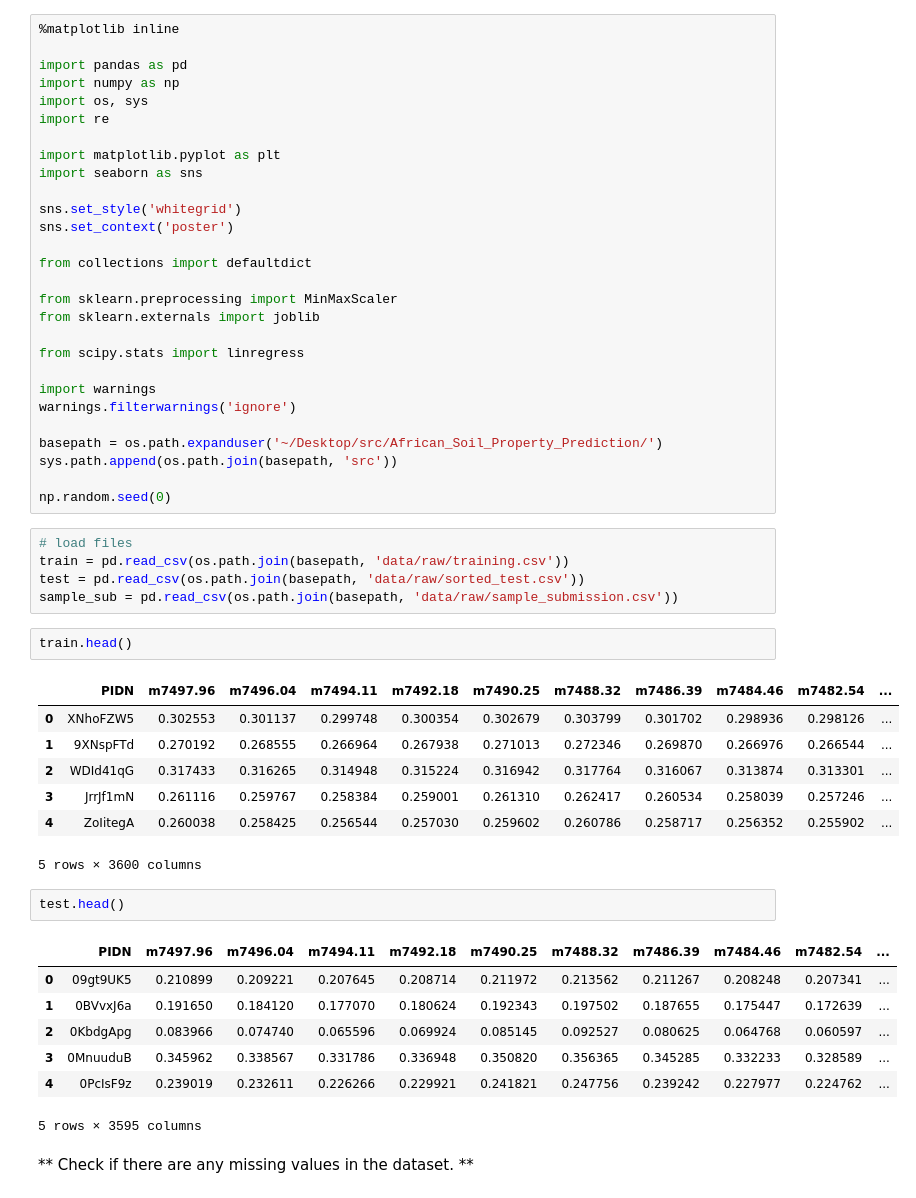
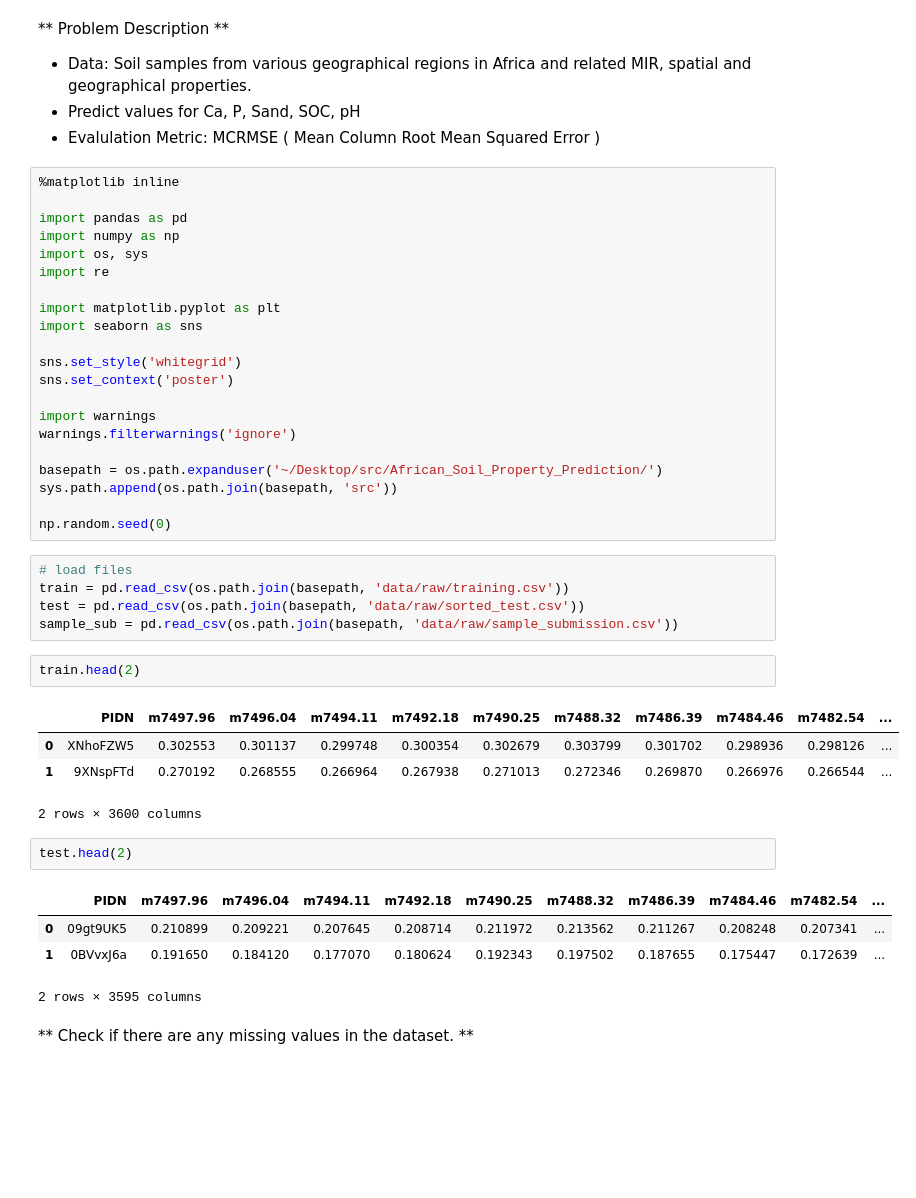
Before and after one commit to numb3r33/African-Soil-Prediction, a Jupyter notebook: notebooks/DataExploration.ipynb, the cells around one changed output. Saved outputs shown, nothing was run; the diff lists cells and outputs as text; blank space fills up the shorter version.

```diff
--- a/notebooks/DataExploration.ipynb
+++ b/notebooks/DataExploration.ipynb
@@ -1,3 +1,9 @@
+# %% [markdown]
+** Problem Description **
+
+* Data: Soil samples from various geographical regions in Africa and related MIR, spatial and geographical properties.
+* Predict values for Ca, P, Sand, SOC, pH
+* Evalulation Metric: MCRMSE ( Mean Column Root Mean Squared Error )
 # %%
 %matplotlib inline
 
@@ -12,13 +18,6 @@ import seaborn as sns
 sns.set_style('whitegrid')
 sns.set_context('poster')
 
-from collections import defaultdict
-
-from sklearn.preprocessing import MinMaxScaler
-from sklearn.externals import joblib
-
-from scipy.stats import linregress
-
 import warnings
 warnings.filterwarnings('ignore')
 
@@ -32,25 +31,19 @@ train = pd.read_csv(os.path.join(basepath, 'data/raw/training.csv'))
 test = pd.read_csv(os.path.join(basepath, 'data/raw/sorted_test.csv'))
 sample_sub = pd.read_csv(os.path.join(basepath, 'data/raw/sample_submission.csv'))
 # %%
-train.head()
+train.head(2)
 # %% [output]
 |  | PIDN | m7497.96 | m7496.04 | m7494.11 | m7492.18 | m7490.25 | m7488.32 | m7486.39 | m7484.46 | m7482.54 | ... |
 | 0 | XNhoFZW5 | 0.302553 | 0.301137 | 0.299748 | 0.300354 | 0.302679 | 0.303799 | 0.301702 | 0.298936 | 0.298126 | ... |
 | 1 | 9XNspFTd | 0.270192 | 0.268555 | 0.266964 | 0.267938 | 0.271013 | 0.272346 | 0.269870 | 0.266976 | 0.266544 | ... |
-| 2 | WDId41qG | 0.317433 | 0.316265 | 0.314948 | 0.315224 | 0.316942 | 0.317764 | 0.316067 | 0.313874 | 0.313301 | ... |
-| 3 | JrrJf1mN | 0.261116 | 0.259767 | 0.258384 | 0.259001 | 0.261310 | 0.262417 | 0.260534 | 0.258039 | 0.257246 | ... |
-| 4 | ZoIitegA | 0.260038 | 0.258425 | 0.256544 | 0.257030 | 0.259602 | 0.260786 | 0.258717 | 0.256352 | 0.255902 | ... |
-5 rows × 3600 columns
+2 rows × 3600 columns
 # %%
-test.head()
+test.head(2)
 # %% [output]
 |  | PIDN | m7497.96 | m7496.04 | m7494.11 | m7492.18 | m7490.25 | m7488.32 | m7486.39 | m7484.46 | m7482.54 | ... |
 | 0 | 09gt9UK5 | 0.210899 | 0.209221 | 0.207645 | 0.208714 | 0.211972 | 0.213562 | 0.211267 | 0.208248 | 0.207341 | ... |
 | 1 | 0BVvxJ6a | 0.191650 | 0.184120 | 0.177070 | 0.180624 | 0.192343 | 0.197502 | 0.187655 | 0.175447 | 0.172639 | ... |
-| 2 | 0KbdgApg | 0.083966 | 0.074740 | 0.065596 | 0.069924 | 0.085145 | 0.092527 | 0.080625 | 0.064768 | 0.060597 | ... |
-| 3 | 0MnuuduB | 0.345962 | 0.338567 | 0.331786 | 0.336948 | 0.350820 | 0.356365 | 0.345285 | 0.332233 | 0.328589 | ... |
-| 4 | 0PcIsF9z | 0.239019 | 0.232611 | 0.226266 | 0.229921 | 0.241821 | 0.247756 | 0.239242 | 0.227977 | 0.224762 | ... |
-5 rows × 3595 columns
+2 rows × 3595 columns
 # %% [markdown]
 ** Check if there are any missing values in the dataset. **
 # %%
```
Also changed, not shown: parts of 14 cells of this notebook.
